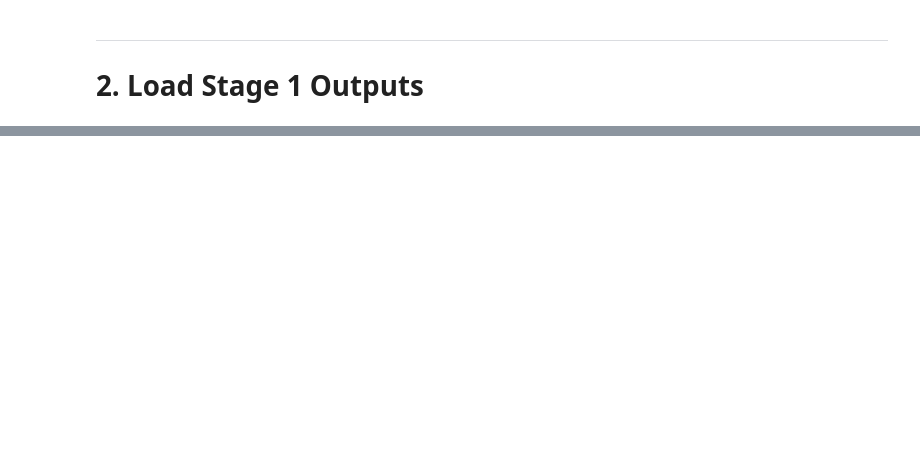
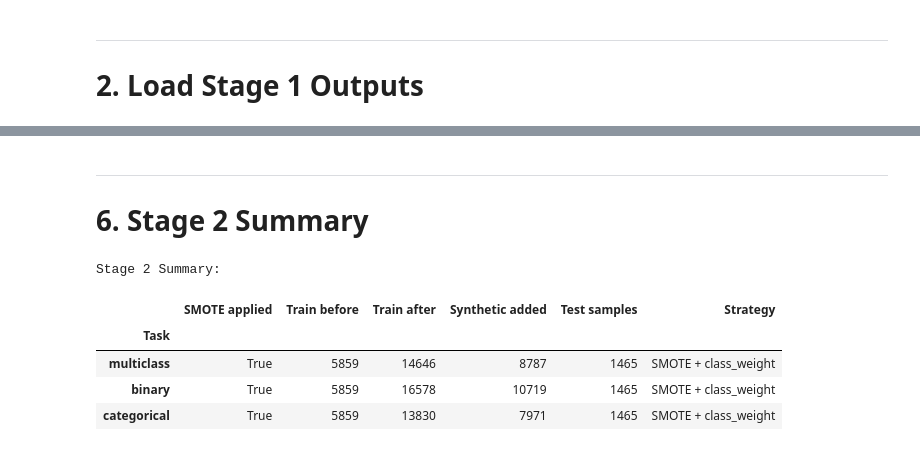
Before and after one commit to Zayeer-S/Sheffield-Road-Collision-Detection-Coursework, a Jupyter notebook: notebooks/02_supervised_stage2.ipynb, the cells around one changed output, grey strips where cells are left out. Cells and saved outputs as stored; diff of their text form; code cells hidden in the pictures; blank space fills up the shorter version.

```diff
--- a/notebooks/02_supervised_stage2.ipynb
+++ b/notebooks/02_supervised_stage2.ipynb
@@ -225,0 +230,30 @@ Stage 2 outputs saved to: C:\Users\abdul\Documents\SHU\AI 1\Sheffield-Road-Colli
+# %% [markdown]
+---
+# 6. Stage 2 Summary
+# %%
+import pandas as pd
+
+summary_rows = []
+for task_name, out in stage2_outputs.items():
+    before_counts = Counter(stage1[task_name]['y_train'])
+    after_counts  = Counter(out['y_train'])
+    summary_rows.append({
+        'Task':             task_name,
+        'SMOTE applied':    out['smote_applied'],
+        'Train before':     sum(before_counts.values()),
+        'Train after':      sum(after_counts.values()),
+        'Synthetic added':  sum(after_counts.values()) - sum(before_counts.values()),
+        'Test samples':     len(out['y_test']),
+        'Strategy':         out['smote_strategy'],
+    })
+
+summary_df = pd.DataFrame(summary_rows).set_index('Task')
+print('Stage 2 Summary:')
+summary_df
+# %% [output]
+Stage 2 Summary:
+|  | SMOTE applied | Train before | Train after | Synthetic added | Test samples | Strategy |
+| Task |  |  |  |  |  |  |
+| multiclass | True | 5859 | 14646 | 8787 | 1465 | SMOTE + class_weight |
+| binary | True | 5859 | 16578 | 10719 | 1465 | SMOTE + class_weight |
+| categorical | True | 5859 | 13830 | 7971 | 1465 | SMOTE + class_weight |
```
Also changed, not shown: parts of 19 cells of this notebook, 13 other files.
